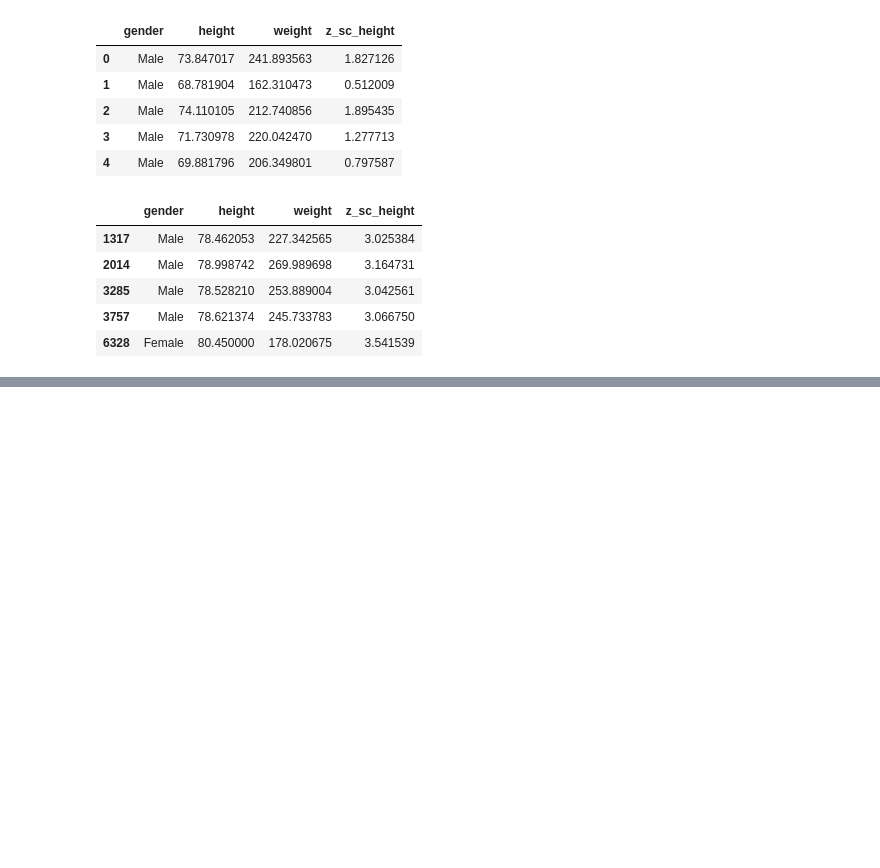
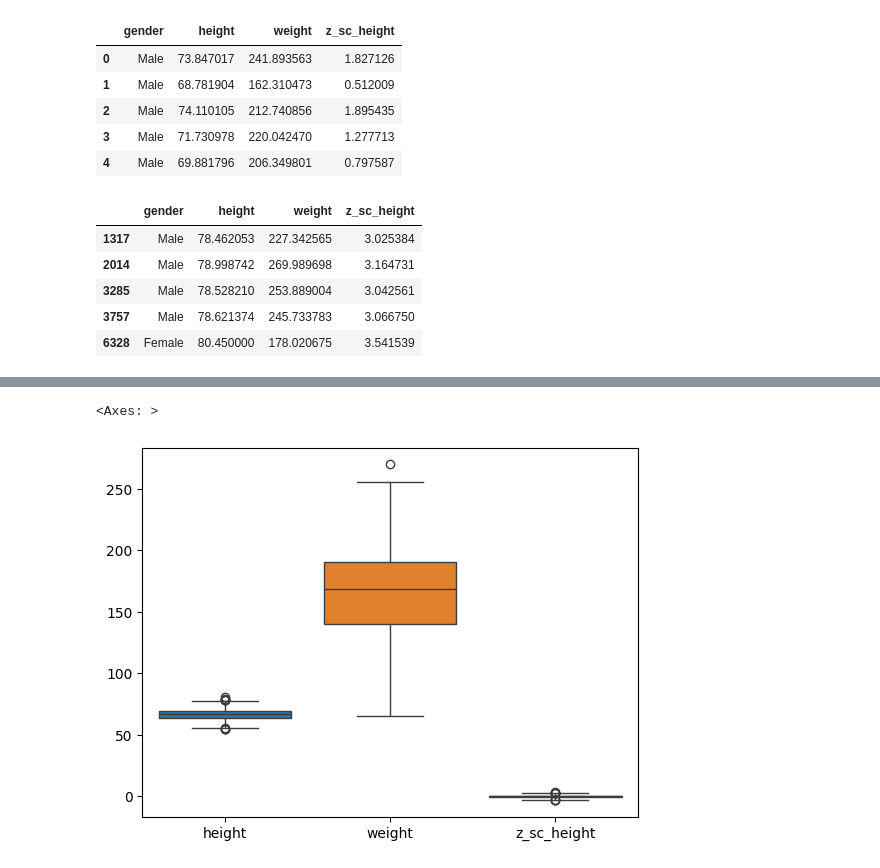
Before and after one commit to Md-Maruf-1727/Statistics, a Jupyter notebook: Outlier removing/outlier_1.ipynb, the cells around one changed output, grey strips where cells are left out. Cells and saved outputs as stored; diff of their text form; code cells hidden in the pictures; blank space fills up the shorter version.

```diff
--- a/Outlier removing/outlier_1.ipynb
+++ b/Outlier removing/outlier_1.ipynb
@@ -81,0 +100,5 @@ df[df['z_sc_height']>3]
+# %%
+sns.boxplot(df)
+# %% [output]
+<Axes: >
+[figure, added]
```
Also changed, not shown: parts of 22 cells of this notebook.
